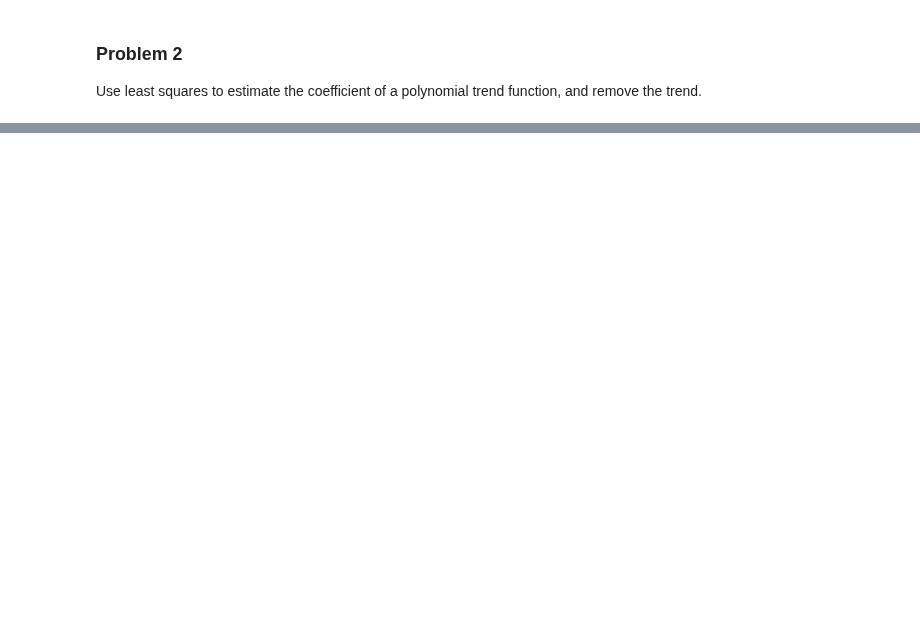
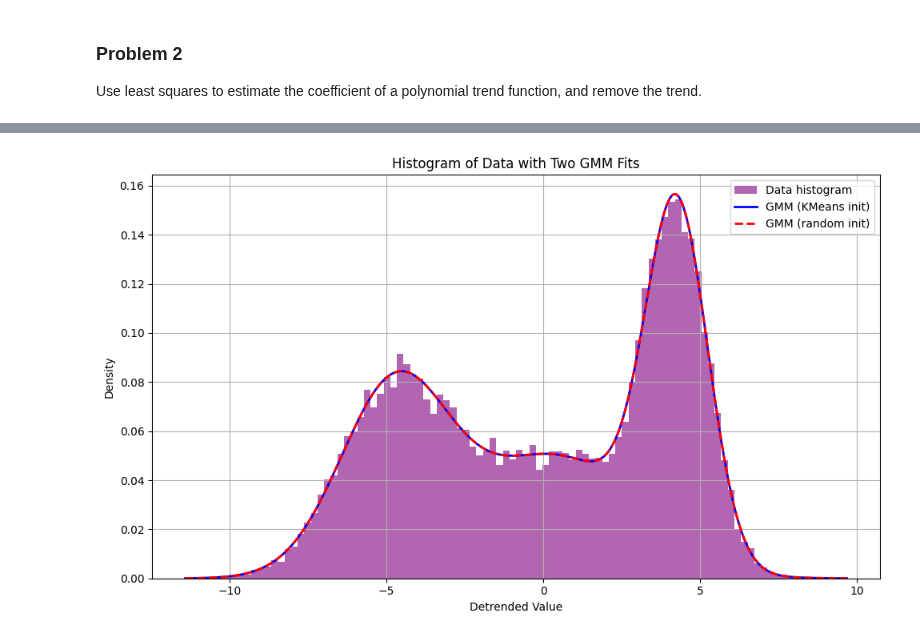
Before and after one commit to DaMole98/SPE-labs, a Jupyter notebook: HW-3/HW3.ipynb, the cells around one changed output, grey strips where cells are left out. Cells and saved outputs as stored; diff of their text form; code cells hidden in the pictures; blank space fills up the shorter version.

```diff
--- a/HW-3/HW3.ipynb
+++ b/HW-3/HW3.ipynb
@@ -34,0 +258,27 @@ MAX_DEGREE = 10
+# %%
+# Create a fine grid over the data range
+x_vals = np.linspace(X.min(), X.max(), 500)
+
+# Compute the mixture density for each fitted model
+pdf_km   = np.zeros_like(x_vals)
+pdf_rand = np.zeros_like(x_vals)
+for k in range(K):
+    # KMeans‐initialized GMM
+    pdf_km   += prior_km[k]   * (1/np.sqrt(2*np.pi*sigma_km[k]**2))   * np.exp(- (x_vals-mu_km[k])**2   /(2*sigma_km[k]**2))
+    # Random‐initialized GMM
+    pdf_rand += prior_rand[k] * (1/np.sqrt(2*np.pi*sigma_rand[k]**2)) * np.exp(- (x_vals-mu_rand[k])**2 /(2*sigma_rand[k]**2))
+
+
+plt.figure(figsize=(10,6))
+plt.hist( X, bins=100, density=True, alpha=0.6, label='Data histogram', color="purple" )
+plt.plot( x_vals, pdf_km,   label='GMM (KMeans init)', linewidth=2, color="blue" )
+plt.plot( x_vals, pdf_rand, label='GMM (random init)', linestyle='--', linewidth=2, color="red" )
+plt.xlabel('Detrended Value')
+plt.ylabel('Density')
+plt.title('Histogram of Data with Two GMM Fits')
+plt.legend()
+plt.grid(True)
+plt.tight_layout()
+plt.show()
+# %% [output]
+[figure, added]
```
Also changed, not shown: parts of 8 cells of this notebook.
